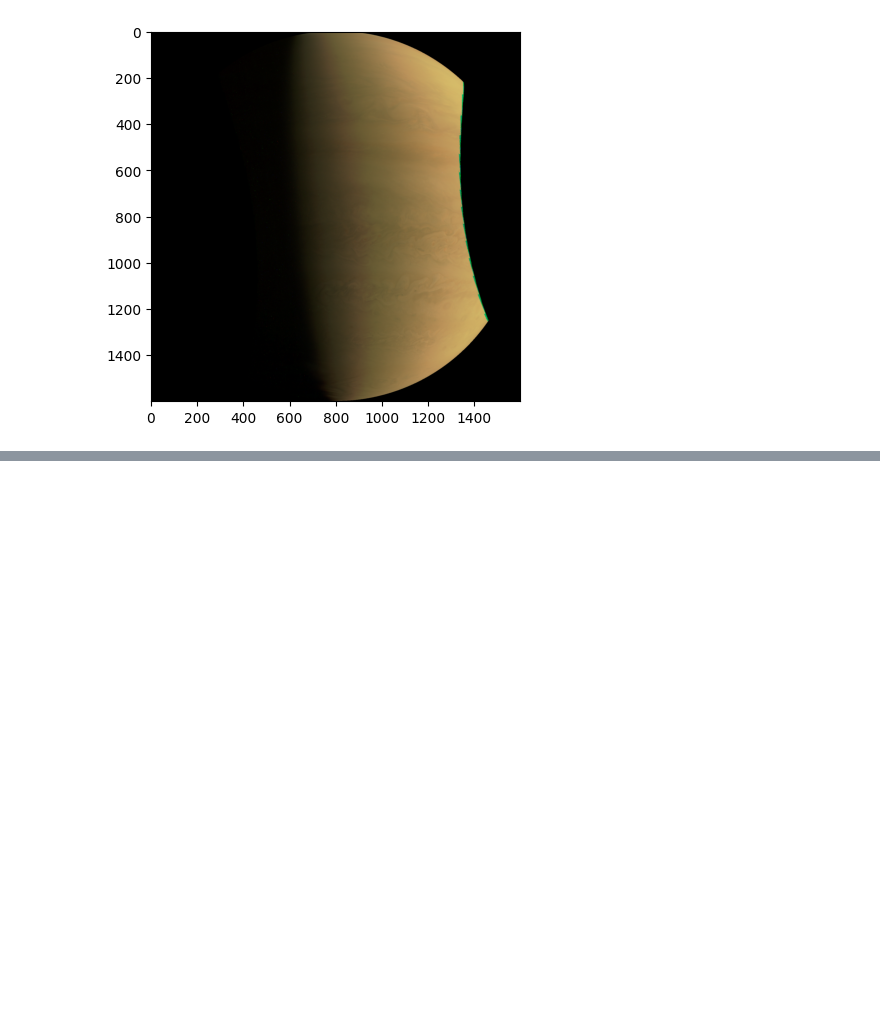
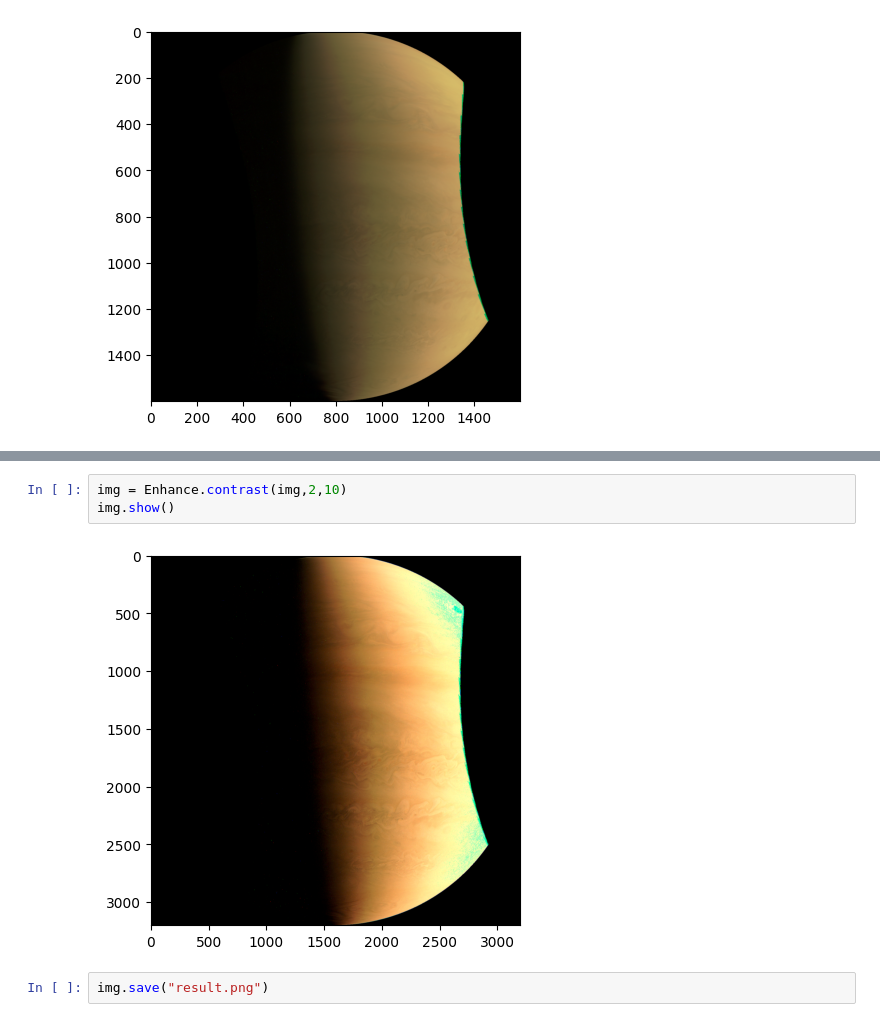
Before and after one commit to igorlemes/14-bis, a Jupyter notebook: teste.ipynb, the cells around one changed output, grey strips where cells are left out. Saved outputs shown, nothing was run; the diff lists cells and outputs as text; blank space fills up the shorter version.

Commit message:
Contrast

```diff
--- a/teste.ipynb
+++ b/teste.ipynb
@@ -25,0 +25,7 @@ img.show()
+# %%
+img = Enhance.contrast(img,2,10)
+img.show()
+# %% [output]
+[figure, added]
+# %%
+img.save("result.png")
```
Also changed, not shown: parts of 3 cells of this notebook, 3 other files.
